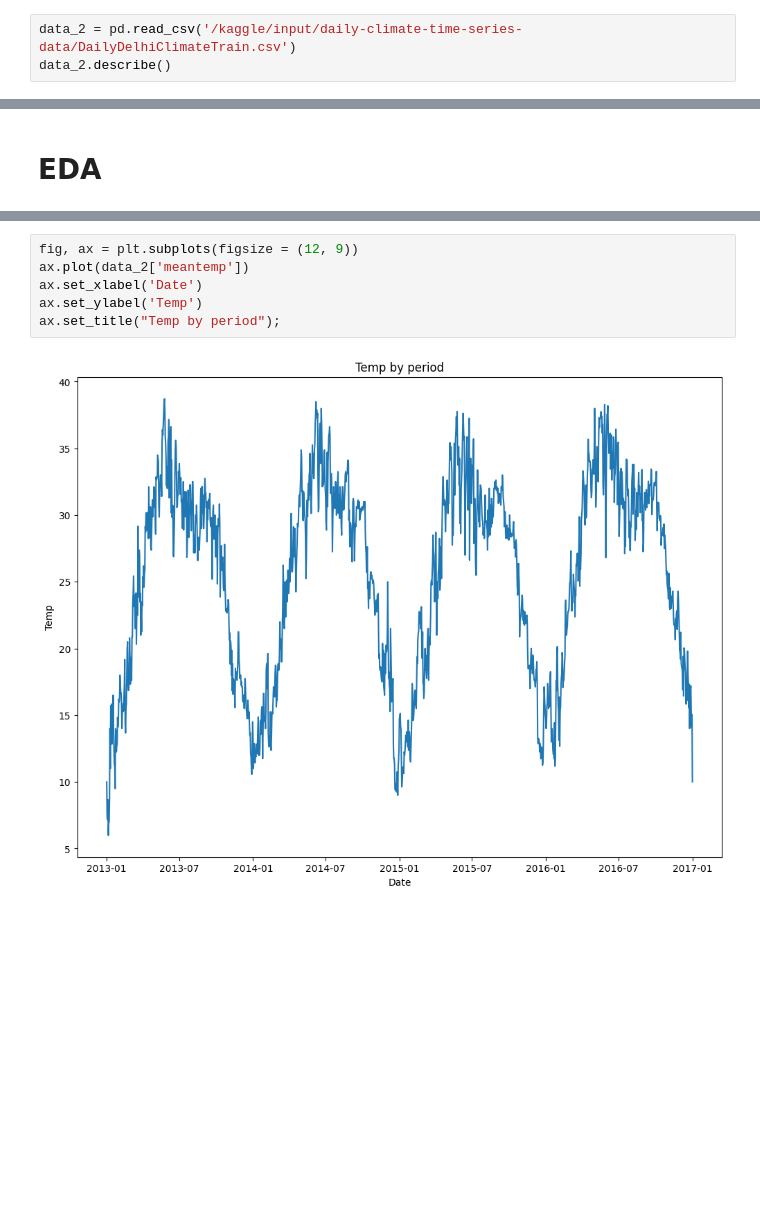
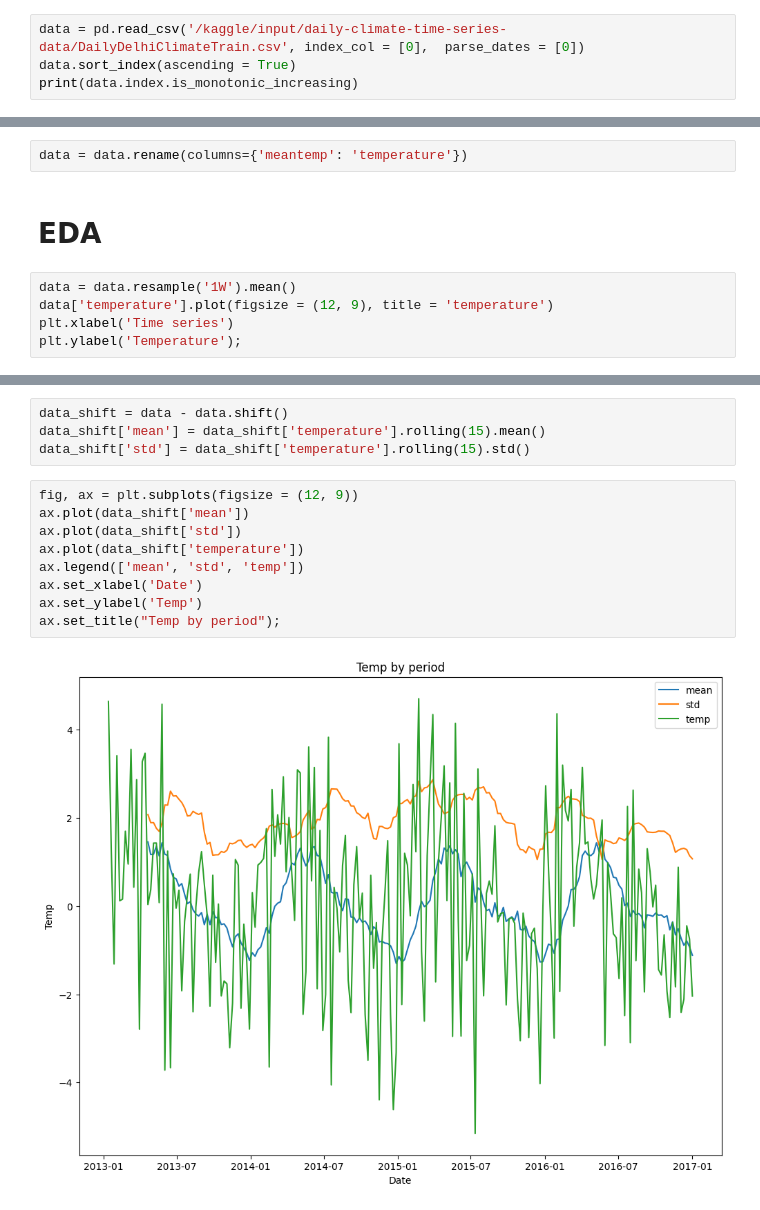
Before and after one commit to Vladoss9/Time-Series-Forecasting, a Jupyter notebook: project1.ipynb, the cells around one changed output, grey strips where cells are left out. Drawn from its saved outputs; the diff is of its cells as text; blank space fills up the shorter version.

Commit message:
Kaggle Notebook | Project1 | Version 5

```diff
--- a/project1.ipynb
+++ b/project1.ipynb
@@ -33,4 +16,5 @@ memory usage: 68.6+ KB
 # %%
-data_2 = pd.read_csv('/kaggle/input/daily-climate-time-series-data/DailyDelhiClimateTrain.csv')
-data_2.describe()
+data = pd.read_csv('/kaggle/input/daily-climate-time-series-data/DailyDelhiClimateTrain.csv', index_col = [0],  parse_dates = [0])
+data.sort_index(ascending = True)
+print(data.index.is_monotonic_increasing)
 # %% [output]
@@ -93,2 +46,9 @@ True
+# %%
+data = data.rename(columns={'meantemp': 'temperature'})
 # %% [markdown]
 # EDA
+# %%
+data = data.resample('1W').mean()
+data['temperature'].plot(figsize = (12, 9), title = 'temperature')
+plt.xlabel('Time series')
+plt.ylabel('Temperature');
@@ -95,8 +92,15 @@ True
+# %%
+data_shift = data - data.shift()
+data_shift['mean'] = data_shift['temperature'].rolling(15).mean()
+data_shift['std'] = data_shift['temperature'].rolling(15).std()
 # %%
 fig, ax = plt.subplots(figsize = (12, 9))
-ax.plot(data_2['meantemp'])
+ax.plot(data_shift['mean'])
+ax.plot(data_shift['std'])
+ax.plot(data_shift['temperature'])
+ax.legend(['mean', 'std', 'temp'])
 ax.set_xlabel('Date')
 ax.set_ylabel('Temp')
 ax.set_title("Temp by period");
 # %% [output]
-[figure, old version]
+[figure, new version]
```
Also changed, not shown: parts of 21 cells of this notebook.
